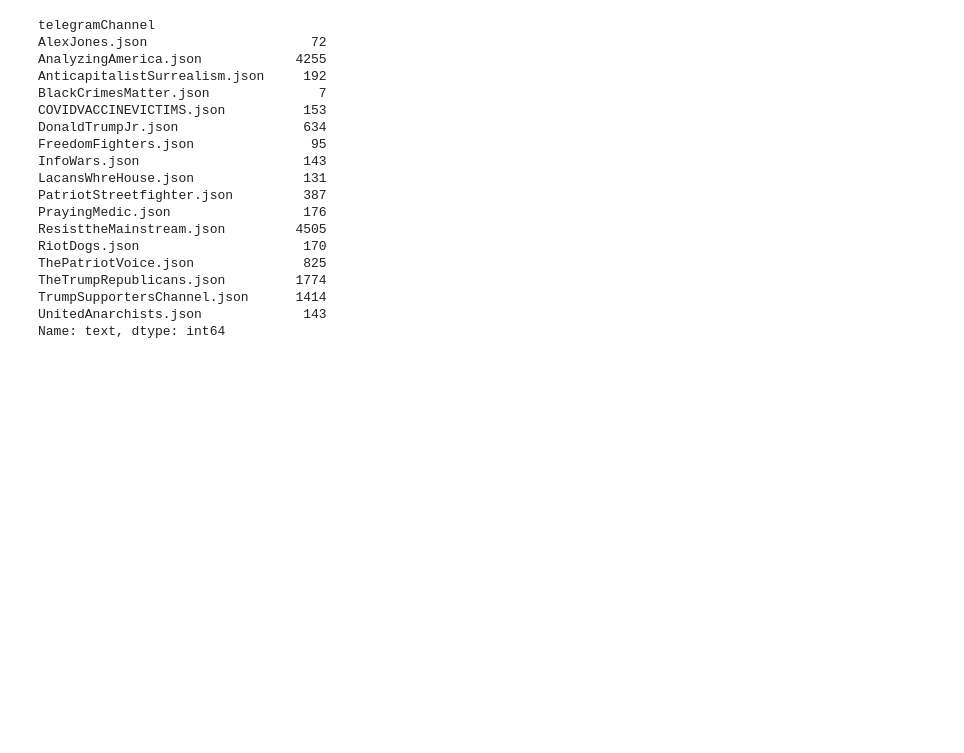
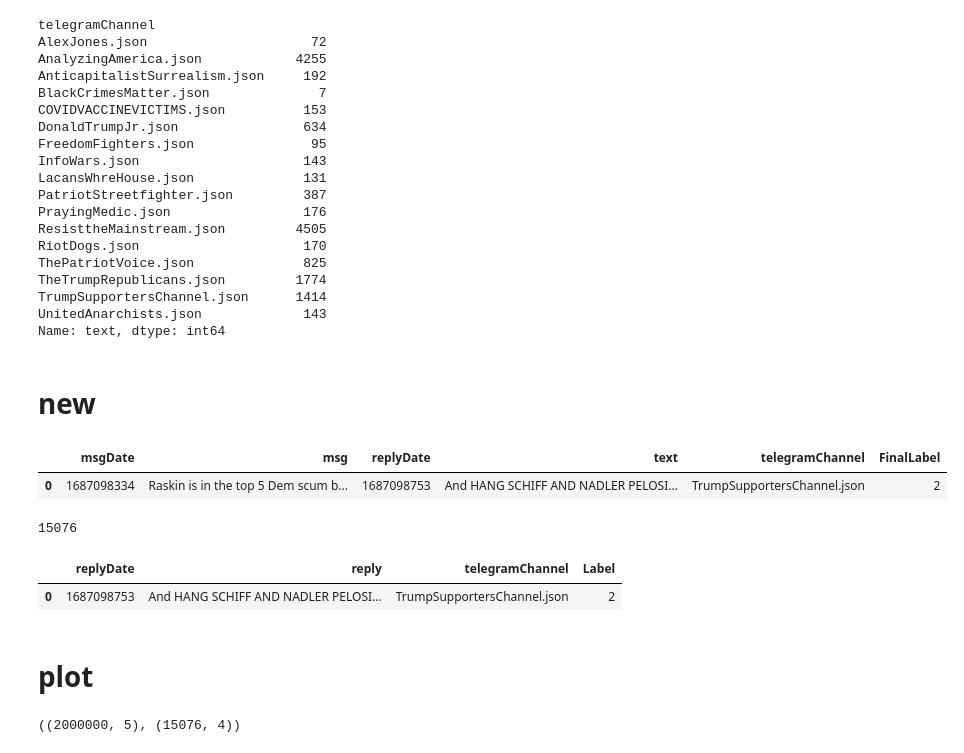
Before and after one commit to kamalravi/TelegramThreatLevel, a Jupyter notebook: annotate/For_Data_Paper.ipynb, the cells around one changed output. Drawn from its saved outputs; the diff is of its cells as text; code cells hidden in the pictures; blank space fills up the shorter version.

```diff
--- a/annotate/For_Data_Paper.ipynb
+++ b/annotate/For_Data_Paper.ipynb
@@ -209,3 +256,5 @@ UnitedAnarchists.json             143
 Name: text, dtype: int64
 # %%
 filtered_df.to_json('/home/ravi/raviProject/DATA/Annotate/iterData/iter7_Labeled_15076_sampled_forNextIter.json', orient='records')
+# %% [markdown]
+# new
@@ -211,0 +263,9 @@ filtered_df.to_json('/home/ravi/raviProject/DATA/Annotate/iterData/iter7_Labeled
+# %%
+df.head(1)
+# %% [output]
+|  | msgDate | msg | replyDate | text | telegramChannel | FinalLabel |
+| 0 | 1687098334 | Raskin is in the top 5 Dem scum b... | 1687098753 | And HANG SCHIFF AND NADLER PELOSI... | TrumpSupportersChannel.json | 2 |
+# %%
+sum(df.groupby('telegramChannel')['text'].count())
+# %% [output]
+15076
@@ -211,0 +278,5 @@ filtered_df.to_json('/home/ravi/raviProject/DATA/Annotate/iterData/iter7_Labeled
+# %%
+df.head(1)
+# %% [output]
+|  | replyDate | reply | telegramChannel | Label |
+| 0 | 1687098753 | And HANG SCHIFF AND NADLER PELOSI... | TrumpSupportersChannel.json | 2 |
@@ -211,0 +285,6 @@ filtered_df.to_json('/home/ravi/raviProject/DATA/Annotate/iterData/iter7_Labeled
+# %% [markdown]
+# plot
+# %%
+remaining_df.shape, df.shape
+# %% [output]
+((2000000, 5), (15076, 4))
```
Also changed, not shown: parts of 12 cells of this notebook.
